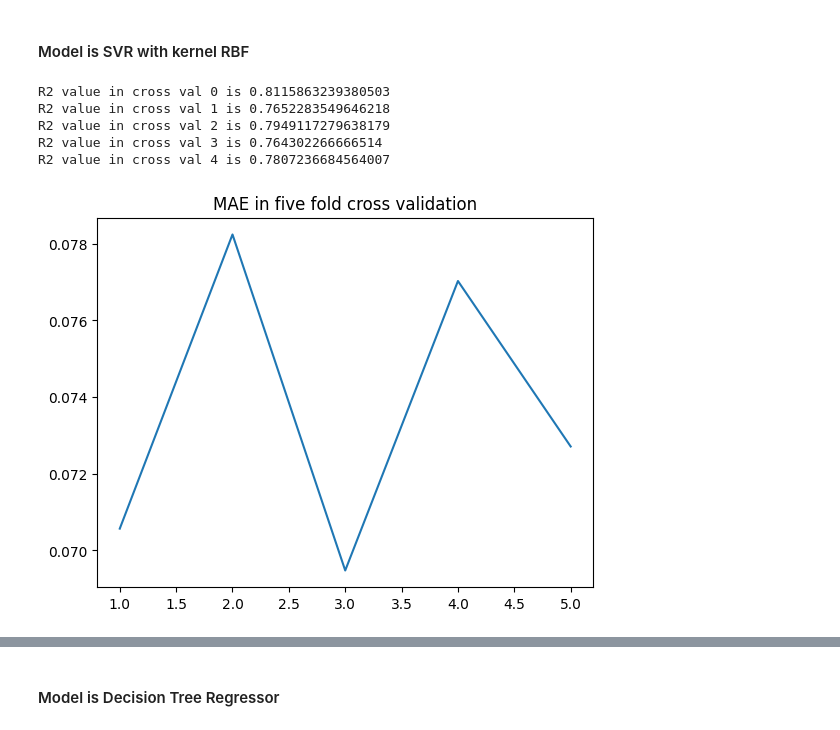
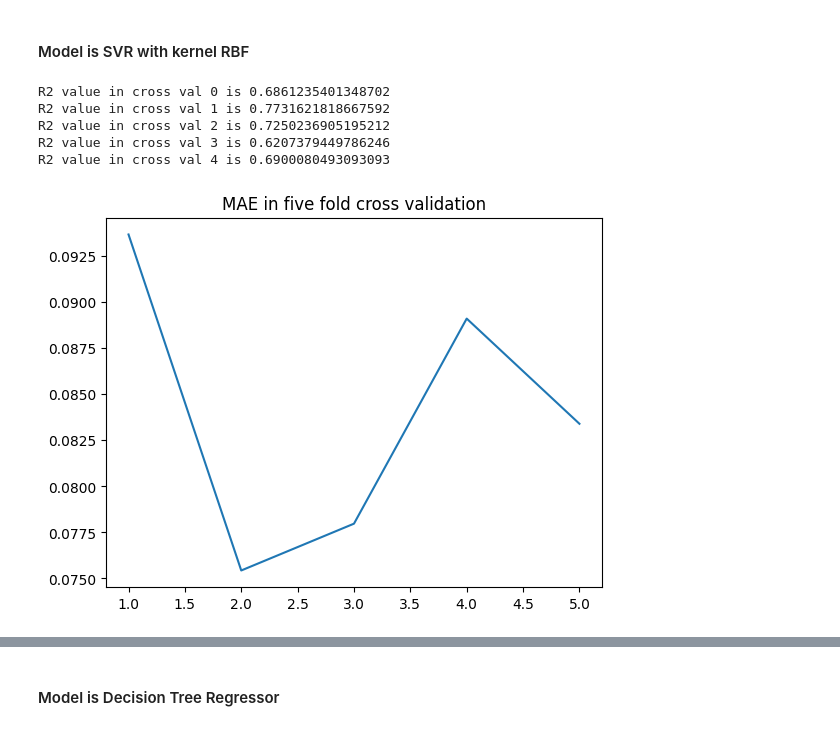
Before and after one commit to arjun8009/Python-Exeter, a Jupyter notebook: Learning Form Data ECMM445-CA1.ipynb, the cells around one changed output, grey strips where cells are left out. Saved outputs shown, nothing was run; the diff lists cells and outputs as text; code cells hidden in the pictures.

Commit message:
Corrected Kfold Cross Validation implementation

```diff
--- a/Learning Form Data ECMM445-CA1.ipynb
+++ b/Learning Form Data ECMM445-CA1.ipynb
@@ -879,12 +898,3 @@ R2 value in cross val 4 is 0.9589328521150475
 # %%
-MAE_test = []
-for i in range(5):
-    print('R2 value in cross val {0} is {1}'.format(i,r2_score(data_merged.loc[test_indexes_per_split[i],'Totshequity'],
-    model.predict(data_merged.loc[test_indexes_per_split[i],['Assets','Profits','Employees','Revenues']]))))
-    MAE_test.append(mean_absolute_error(data_merged.loc[test_indexes_per_split[i],'Totshequity'],
-    model.predict(data_merged.loc[test_indexes_per_split[i],['Assets','Profits','Employees','Revenues']])))
-plt.figure()
-plt.title('MAE in five fold cross validation')
-plt.plot([1,2,3,4,5],MAE_test)
-plt.show()
+print('r2 score in test set is {0}'.format(r2_score(ytest,model.predict(xtest))))
 # %% [output]
@@ -901,12 +906,11 @@ from sklearn.svm import SVR
 MAE = []
 for i in range(5):
     model = SVR(kernel='linear')
-    model.fit(data_merged.loc[train_indexes_per_split[i],['Assets','Profits','Employees','Revenues']],
-    data_merged.loc[train_indexes_per_split[i],'Totshequity'])
-    print('R2 value in cross val {0} is {1}'.format(i,r2_score(data_merged.loc[train_indexes_per_split[i],'Totshequity'],
-    model.predict(data_merged.loc[train_indexes_per_split[i],['Assets','Profits','Employees','Revenues']]))))
-    MAE.append(mean_absolute_error(data_merged.loc[train_indexes_per_split[i],'Totshequity'],
-    model.predict(data_merged.loc[train_indexes_per_split[i],['Assets','Profits','Employees','Revenues']])))
+    model.fit(xtrains[train_indexes_per_split[i]],ytrains[train_indexes_per_split[i]])
+    print('R2 value in cross val {0} is {1}'.format(i,r2_score(ytrains[test_indexes_per_split[i]],
+    model.predict(xtrains[test_indexes_per_split[i]]))))
+    MAE.append(mean_absolute_error(ytrains[test_indexes_per_split[i]],
+    model.predict(xtrains[test_indexes_per_split[i]])))
 plt.figure()
 plt.title('MAE in five fold cross validation')
 plt.plot([1,2,3,4,5],MAE)
@@ -921,12 +925,3 @@ R2 value in cross val 4 is 0.6542804246231004
 # %%
-MAE_test = []
-for i in range(5):
-    print('R2 value in cross val {0} is {1}'.format(i,r2_score(data_merged.loc[test_indexes_per_split[i],'Totshequity'],
-    model.predict(data_merged.loc[test_indexes_per_split[i],['Assets','Profits','Employees','Revenues']]))))
-    MAE_test.append(mean_absolute_error(data_merged.loc[test_indexes_per_split[i],'Totshequity'],
-    model.predict(data_merged.loc[test_indexes_per_split[i],['Assets','Profits','Employees','Revenues']])))
-plt.figure()
-plt.title('MAE in five fold cross validation')
-plt.plot([1,2,3,4,5],MAE_test)
-plt.show()
+print('r2 score in test set is {0}'.format(r2_score(ytest,model.predict(xtest))))
 # %% [output]
@@ -941,22 +931,21 @@ R2 value in cross val 4 is 0.6413407957454369
 # %%
 MAE = []
 for i in range(5):
     model = SVR(kernel='rbf')
-    model.fit(data_merged.loc[train_indexes_per_split[i],['Assets','Profits','Employees','Revenues']],
-    data_merged.loc[train_indexes_per_split[i],'Totshequity'])
-    print('R2 value in cross val {0} is {1}'.format(i,r2_score(data_merged.loc[train_indexes_per_split[i],'Totshequity'],
-    model.predict(data_merged.loc[train_indexes_per_split[i],['Assets','Profits','Employees','Revenues']]))))
-    MAE.append(mean_absolute_error(data_merged.loc[train_indexes_per_split[i],'Totshequity'],
-    model.predict(data_merged.loc[train_indexes_per_split[i],['Assets','Profits','Employees','Revenues']])))
+    model.fit(xtrains[train_indexes_per_split[i]],ytrains[train_indexes_per_split[i]])
+    print('R2 value in cross val {0} is {1}'.format(i,r2_score(ytrains[test_indexes_per_split[i]],
+    model.predict(xtrains[test_indexes_per_split[i]]))))
+    MAE.append(mean_absolute_error(ytrains[test_indexes_per_split[i]],
+    model.predict(xtrains[test_indexes_per_split[i]])))
 plt.figure()
 plt.title('MAE in five fold cross validation')
 plt.plot([1,2,3,4,5],MAE)
 plt.show()
 # %% [output]
-R2 value in cross val 0 is 0.8115863239380503
-R2 value in cross val 1 is 0.7652283549646218
-R2 value in cross val 2 is 0.7949117279638179
-R2 value in cross val 3 is 0.764302266666514
-R2 value in cross val 4 is 0.7807236684564007
+R2 value in cross val 0 is 0.6861235401348702
+R2 value in cross val 1 is 0.7731621818667592
+R2 value in cross val 2 is 0.7250236905195212
+R2 value in cross val 3 is 0.6207379449786246
+R2 value in cross val 4 is 0.6900080493093093
-[figure, old version]
+[figure, new version]
 # %%
```
Also changed, not shown: parts of 12 cells of this notebook.
